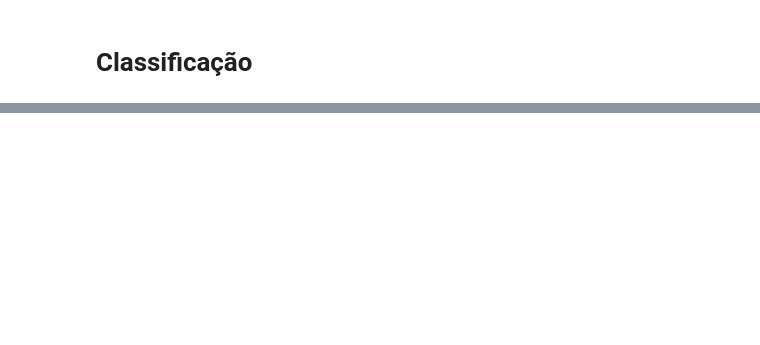
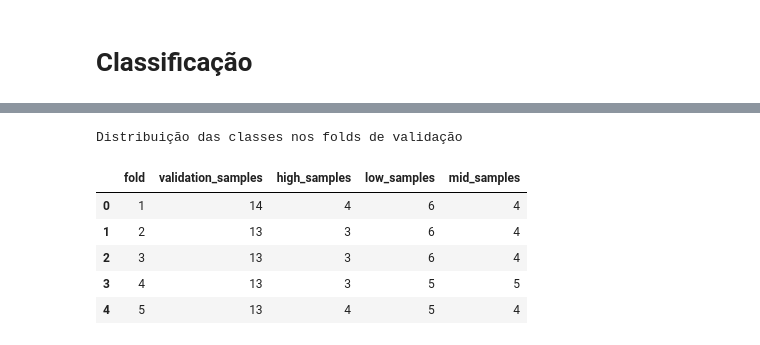
Before and after one commit to gabdumal/data_mining, a Jupyter notebook: assignment_5/main.ipynb, the cells around one changed output, grey strips where cells are left out. Cells and saved outputs as stored; diff of their text form; code cells hidden in the pictures; blank space fills up the shorter version.

```diff
--- a/assignment_5/main.ipynb
+++ b/assignment_5/main.ipynb
@@ -22,0 +143,13 @@ array([-0.46633043,  2.00422865,  1.18070896,  2.82774834,  0.35718926])
+# %%
+stratified_fold_table(
+    input_data_for_train,
+    output_data_for_train,
+)
+# %% [output]
+Distribuição das classes nos folds de validação
+|  | fold | validation_samples | high_samples | low_samples | mid_samples |
+| 0 | 1 | 14 | 4 | 6 | 4 |
+| 1 | 2 | 13 | 3 | 6 | 4 |
+| 2 | 3 | 13 | 3 | 6 | 4 |
+| 3 | 4 | 13 | 3 | 5 | 5 |
+| 4 | 5 | 13 | 4 | 5 | 4 |
```
Also changed, not shown: parts of 21 cells of this notebook, 3 other files.
